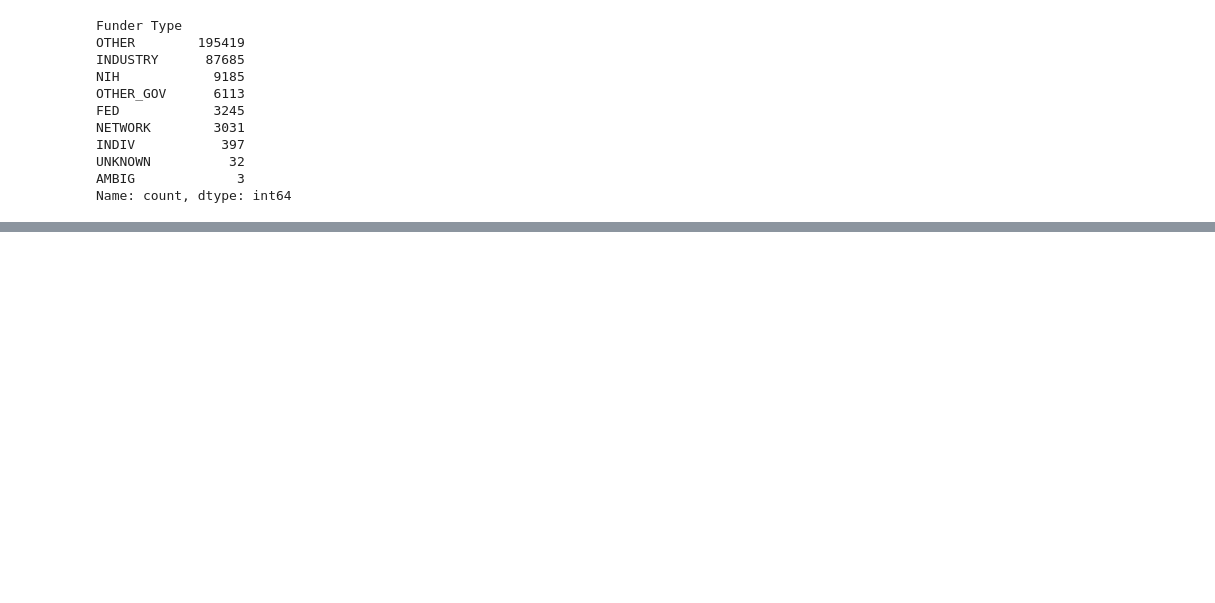
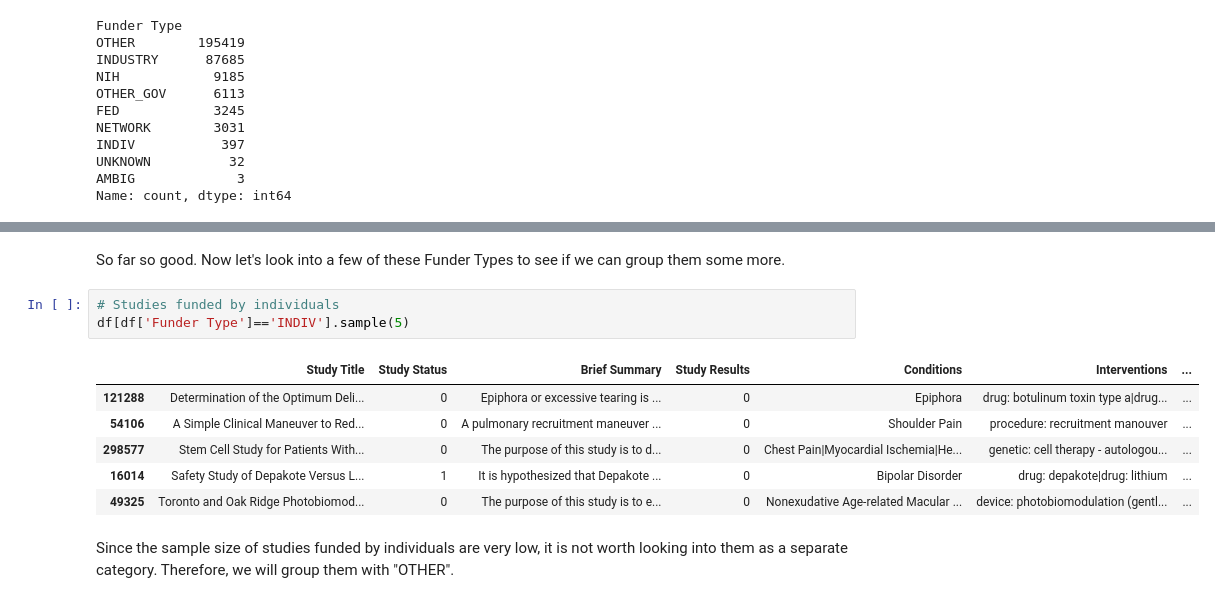
Before and after one commit to clem21chan/Clinical_Trials_Capstone, a Jupyter notebook: Notebooks/2_Preprocessing&EDA.ipynb, the cells around one changed output, grey strips where cells are left out. Cells and saved outputs as stored; diff of their text form; blank space fills up the shorter version.

```diff
--- a/Notebooks/2_Preprocessing&EDA.ipynb
+++ b/Notebooks/2_Preprocessing&EDA.ipynb
@@ -688,0 +709,14 @@ Name: count, dtype: int64
+# %% [markdown]
+So far so good. Now let's look into a few of these Funder Types to see if we can group them some more.
+# %%
+# Studies funded by individuals
+df[df['Funder Type']=='INDIV'].sample(5)
+# %% [output]
+|  | Study Title | Study Status | Brief Summary | Study Results | Conditions | Interventions | ... |
+| 121288 | Determination of the Optimum Deli... | 0 | Epiphora or excessive tearing is ... | 0 | Epiphora | drug: botulinum toxin type a|drug... | ... |
+| 54106 | A Simple Clinical Maneuver to Red... | 0 | A pulmonary recruitment maneuver ... | 0 | Shoulder Pain | procedure: recruitment manouver | ... |
+| 298577 | Stem Cell Study for Patients With... | 0 | The purpose of this study is to d... | 0 | Chest Pain|Myocardial Ischemia|He... | genetic: cell therapy - autologou... | ... |
+| 16014 | Safety Study of Depakote Versus L... | 1 | It is hypothesized that Depakote ... | 0 | Bipolar Disorder | drug: depakote|drug: lithium | ... |
+| 49325 | Toronto and Oak Ridge Photobiomod... | 0 | The purpose of this study is to e... | 0 | Nonexudative Age-related Macular ... | device: photobiomodulation (gentl... | ... |
+# %% [markdown]
+Since the sample size of studies funded by individuals are very low, it is not worth looking into them as a separate category. Therefore, we will group them with "OTHER".
```
Also changed, not shown: parts of 31 cells of this notebook.
